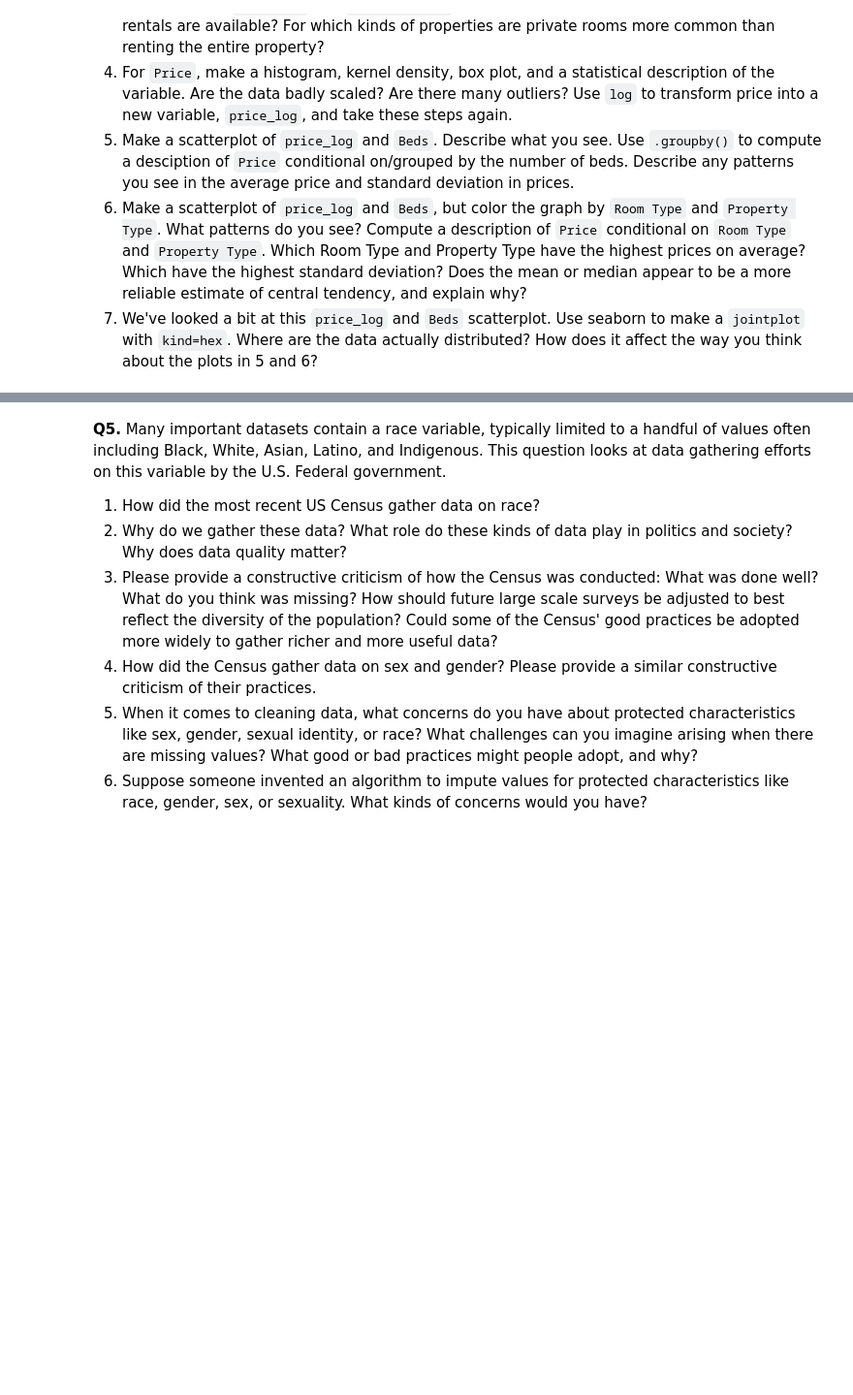
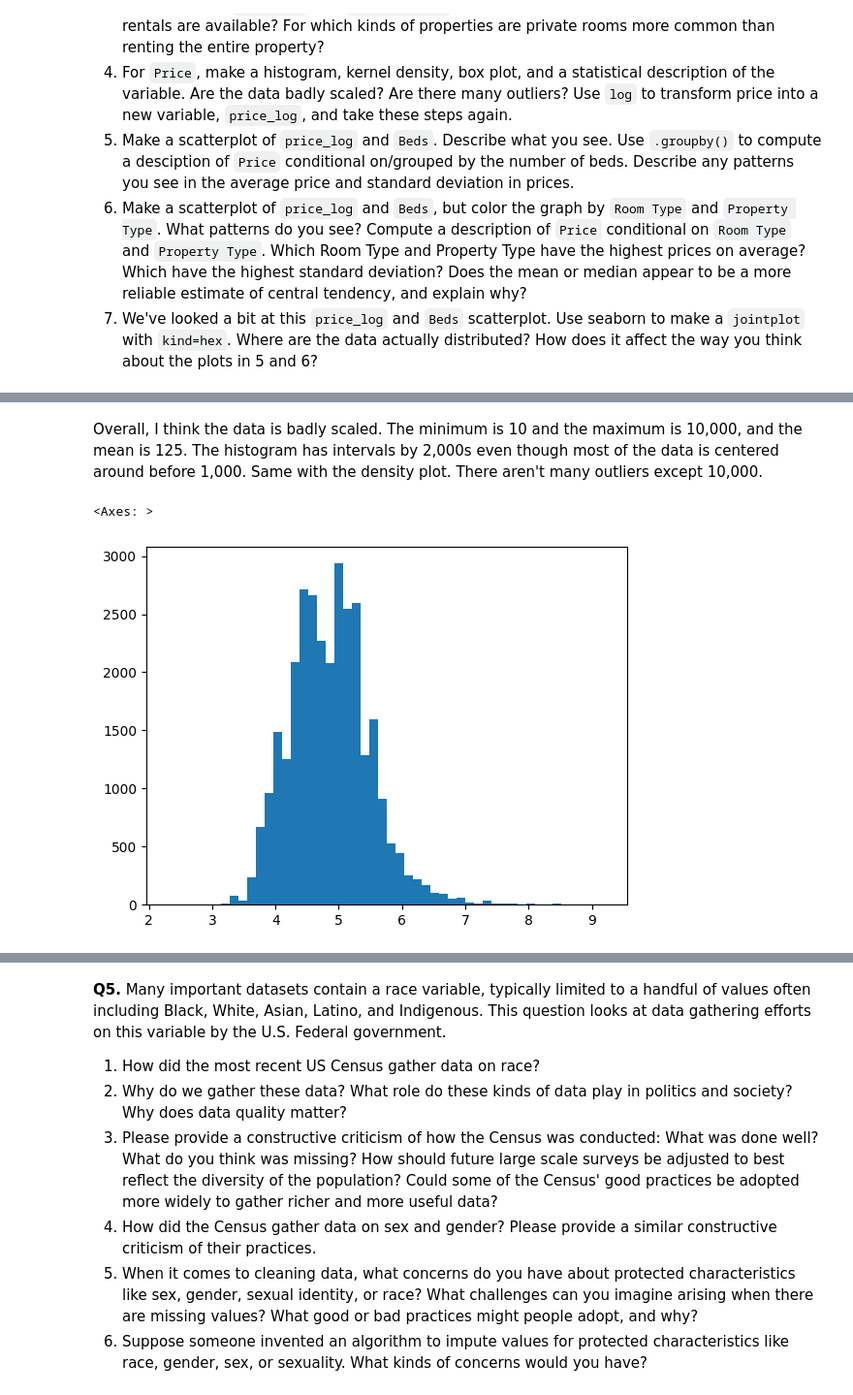
Before and after one commit to aniishap/assignment2, a Jupyter notebook: assignment2.ipynb, the cells around one changed output, grey strips where cells are left out. Shown at 97% size. Cells and saved outputs as stored; diff of their text form; code cells hidden in the pictures; blank space fills up the shorter version.

```diff
--- a/assignment2.ipynb
+++ b/assignment2.ipynb
@@ -226,0 +287,14 @@ df['grad_100_value'].plot.density()
+# %% [markdown]
+Overall, I think the data is badly scaled. The minimum is 10 and the maximum is
+10,000, and the mean is 125. The histogram has intervals by 2,000s even though
+most of the data is centered around before 1,000. Same with the density plot.
+There aren't many outliers except 10,000.
+# %%
+# 4: price_log
+df['price_log'] = np.log(df['Price'])
+# %%
+# 4: price_log histogram
+df['price_log'].hist(bins=50,grid=False)
+# %% [output]
+<Axes: >
+[figure, added]
```
Also changed, not shown: parts of 17 cells of this notebook.
